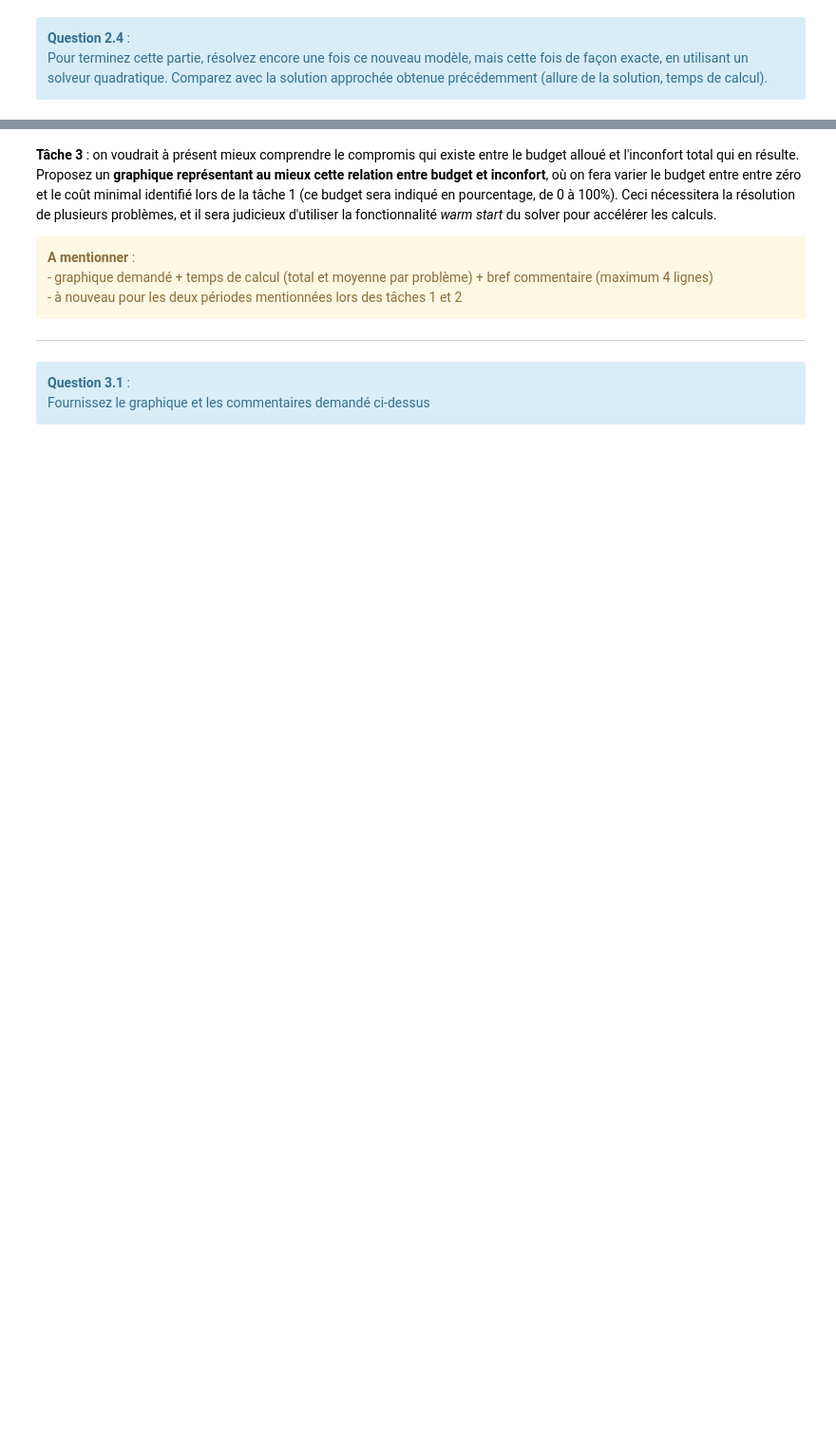
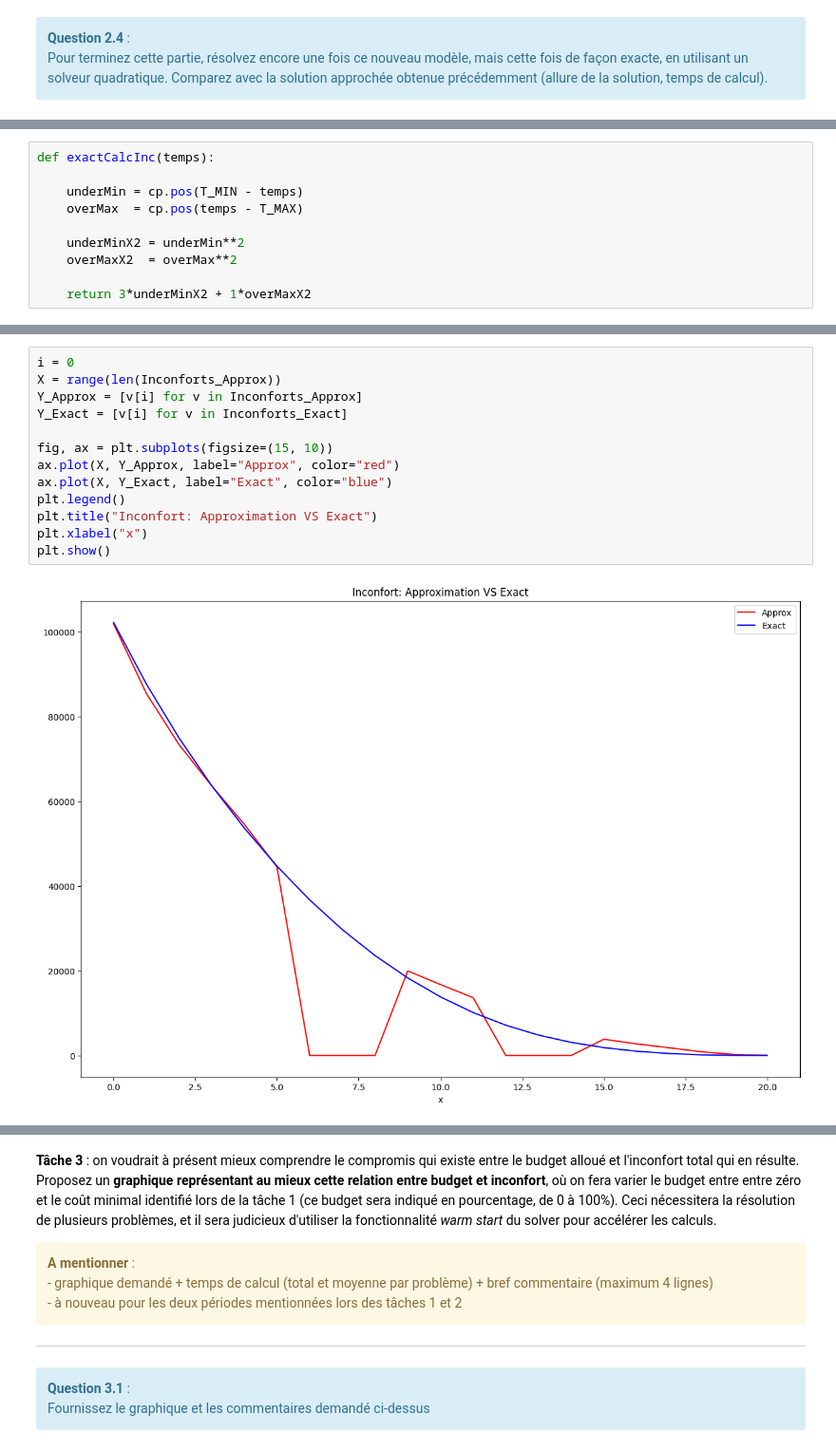
Before and after one commit to on-victorrijks/LINMA1702_Projet, a Jupyter notebook: final_gui.ipynb, the cells around one changed output, grey strips where cells are left out. Shown at 95% size. Cells and saved outputs as stored; diff of their text form; blank space fills up the shorter version.

```diff
--- a/final_gui.ipynb
+++ b/final_gui.ipynb
@@ -798,0 +1188,10 @@ budget done! 3/3
+# %%
+def exactCalcInc(temps):
+
+    underMin = cp.pos(T_MIN - temps)
+    overMax  = cp.pos(temps - T_MAX)
+
+    underMinX2 = underMin**2
+    overMaxX2  = overMax**2
+
+    return 3*underMinX2 + 1*overMaxX2
@@ -798,0 +1328,15 @@ budget done! 3/3
+# %%
+i = 0
+X = range(len(Inconforts_Approx))
+Y_Approx = [v[i] for v in Inconforts_Approx]
+Y_Exact = [v[i] for v in Inconforts_Exact]
+
+fig, ax = plt.subplots(figsize=(15, 10))
+ax.plot(X, Y_Approx, label="Approx", color="red")
+ax.plot(X, Y_Exact, label="Exact", color="blue")
+plt.legend()
+plt.title("Inconfort: Approximation VS Exact")
+plt.xlabel("x")
+plt.show()
+# %% [output]
+[figure, added]
```
Also changed, not shown: parts of 48 cells of this notebook.
